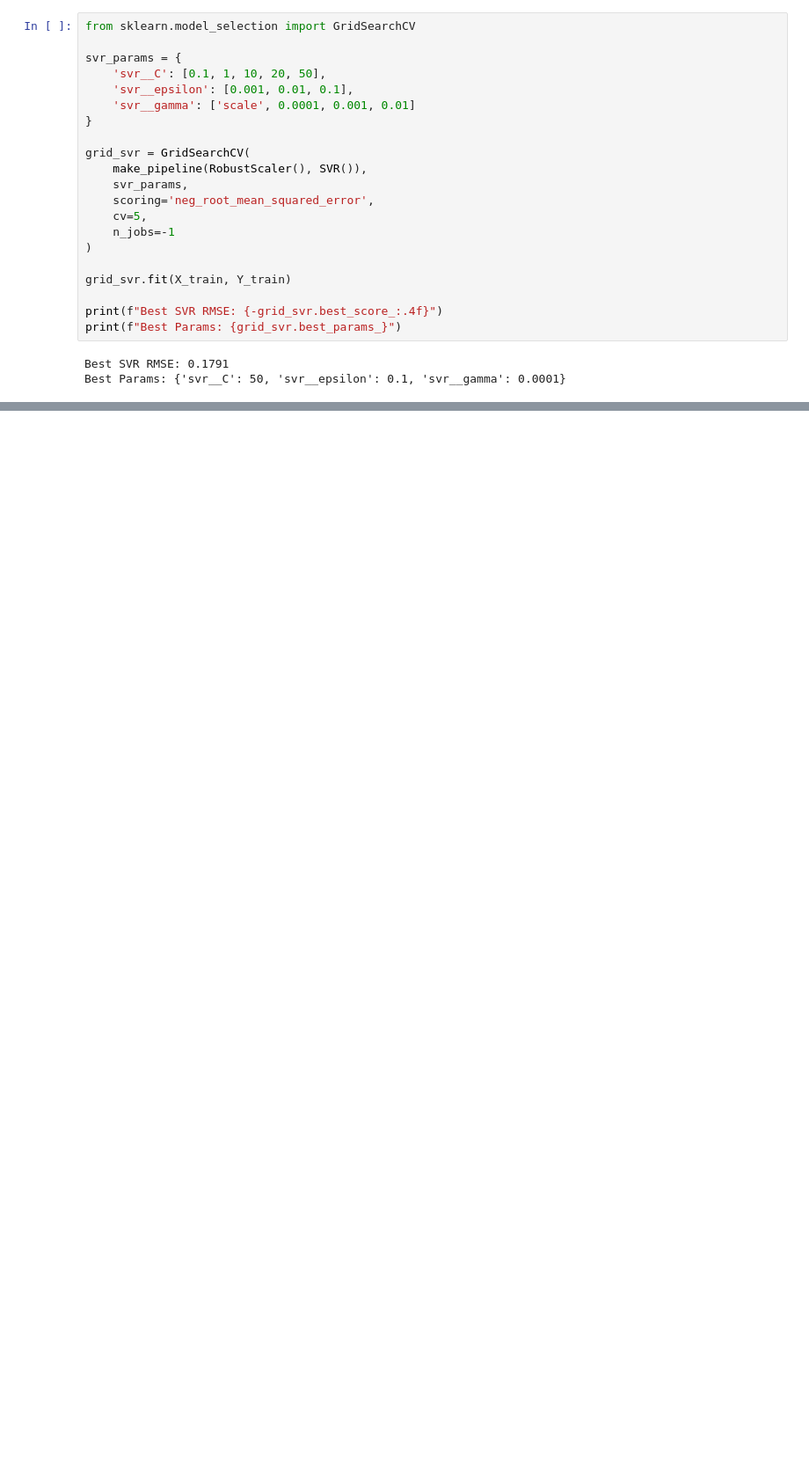
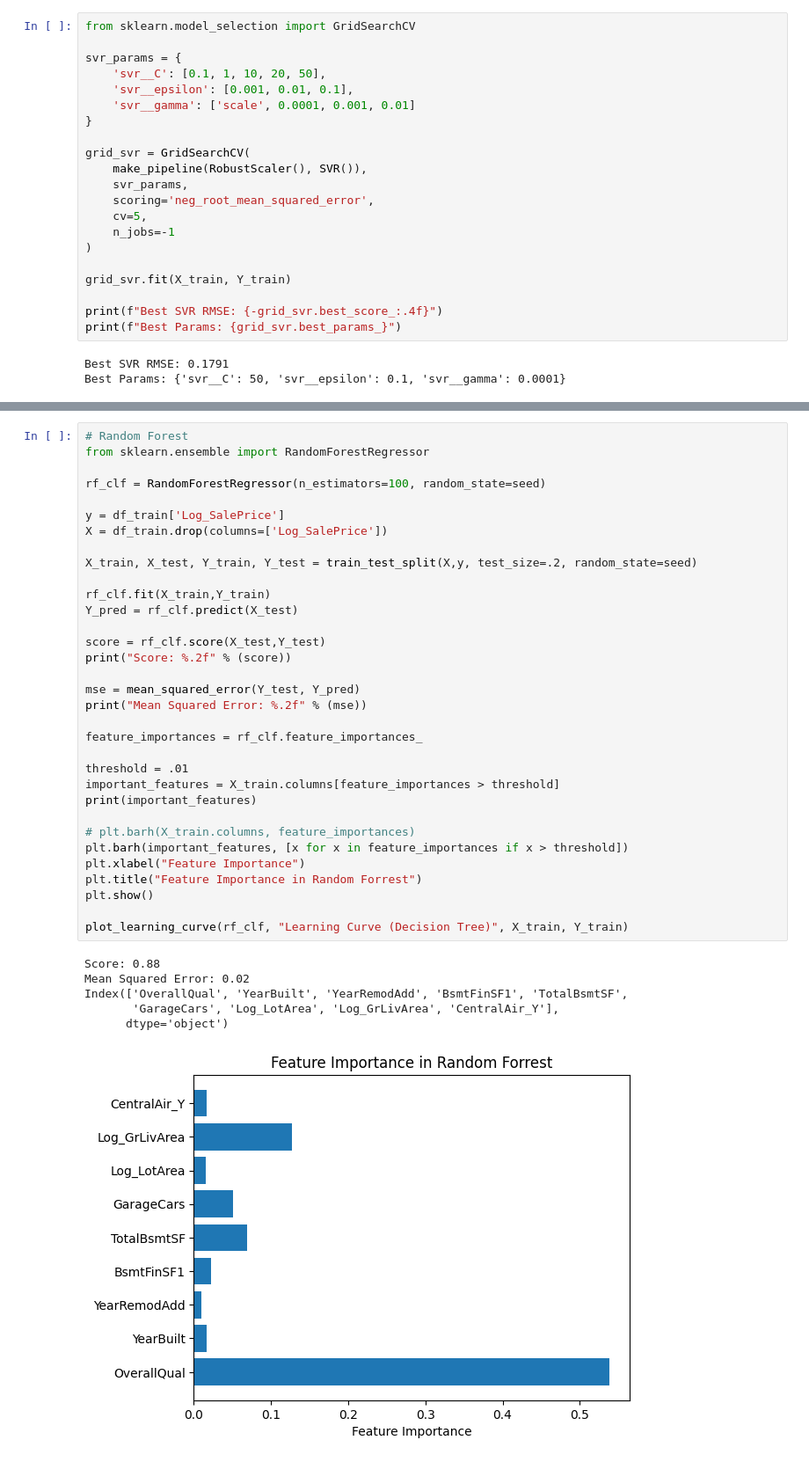
Before and after one commit to Kabir5296/HousingPrices-DS675-Project, a Jupyter notebook: modelling.ipynb, the cells around one changed output, grey strips where cells are left out. Shown at 88% size. Saved outputs shown, nothing was run; the diff lists cells and outputs as text; blank space fills up the shorter version.

```diff
--- a/modelling.ipynb
+++ b/modelling.ipynb
@@ -173,0 +222,40 @@ plot_learning_curve(xgb_model, "Learning Curve (Gradient Boosting)", X_train, Y_
+# %%
+# Random Forest
+from sklearn.ensemble import RandomForestRegressor
+
+rf_clf = RandomForestRegressor(n_estimators=100, random_state=seed)
+
+y = df_train['Log_SalePrice']
+X = df_train.drop(columns=['Log_SalePrice'])
+
+X_train, X_test, Y_train, Y_test = train_test_split(X,y, test_size=.2, random_state=seed)
+
+rf_clf.fit(X_train,Y_train)
+Y_pred = rf_clf.predict(X_test)
+
+score = rf_clf.score(X_test,Y_test)
+print("Score: %.2f" % (score))
+
+mse = mean_squared_error(Y_test, Y_pred)
+print("Mean Squared Error: %.2f" % (mse))
+
+feature_importances = rf_clf.feature_importances_
+
+threshold = .01
+important_features = X_train.columns[feature_importances > threshold]
+print(important_features)
+
+# plt.barh(X_train.columns, feature_importances)
+plt.barh(important_features, [x for x in feature_importances if x > threshold])
+plt.xlabel("Feature Importance")
+plt.title("Feature Importance in Random Forrest")
+plt.show()
+
+plot_learning_curve(rf_clf, "Learning Curve (Decision Tree)", X_train, Y_train)
+# %% [output]
+Score: 0.88
+Mean Squared Error: 0.02
+Index(['OverallQual', 'YearBuilt', 'YearRemodAdd', 'BsmtFinSF1', 'TotalBsmtSF',
+       'GarageCars', 'Log_LotArea', 'Log_GrLivArea', 'CentralAir_Y'],
+      dtype='object')
+[figure, added]
```
Also changed, not shown: parts of 6 cells of this notebook, 1 other file.
